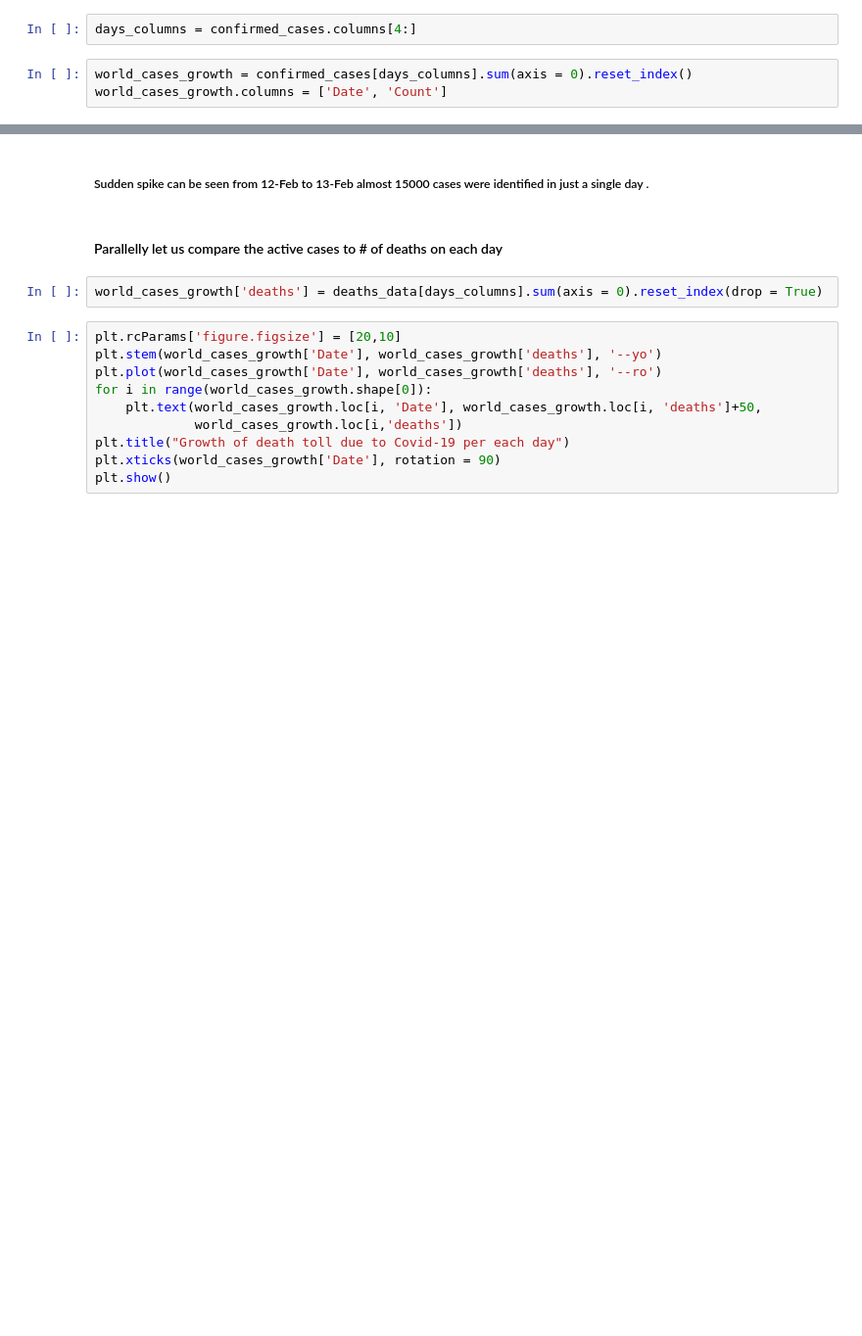
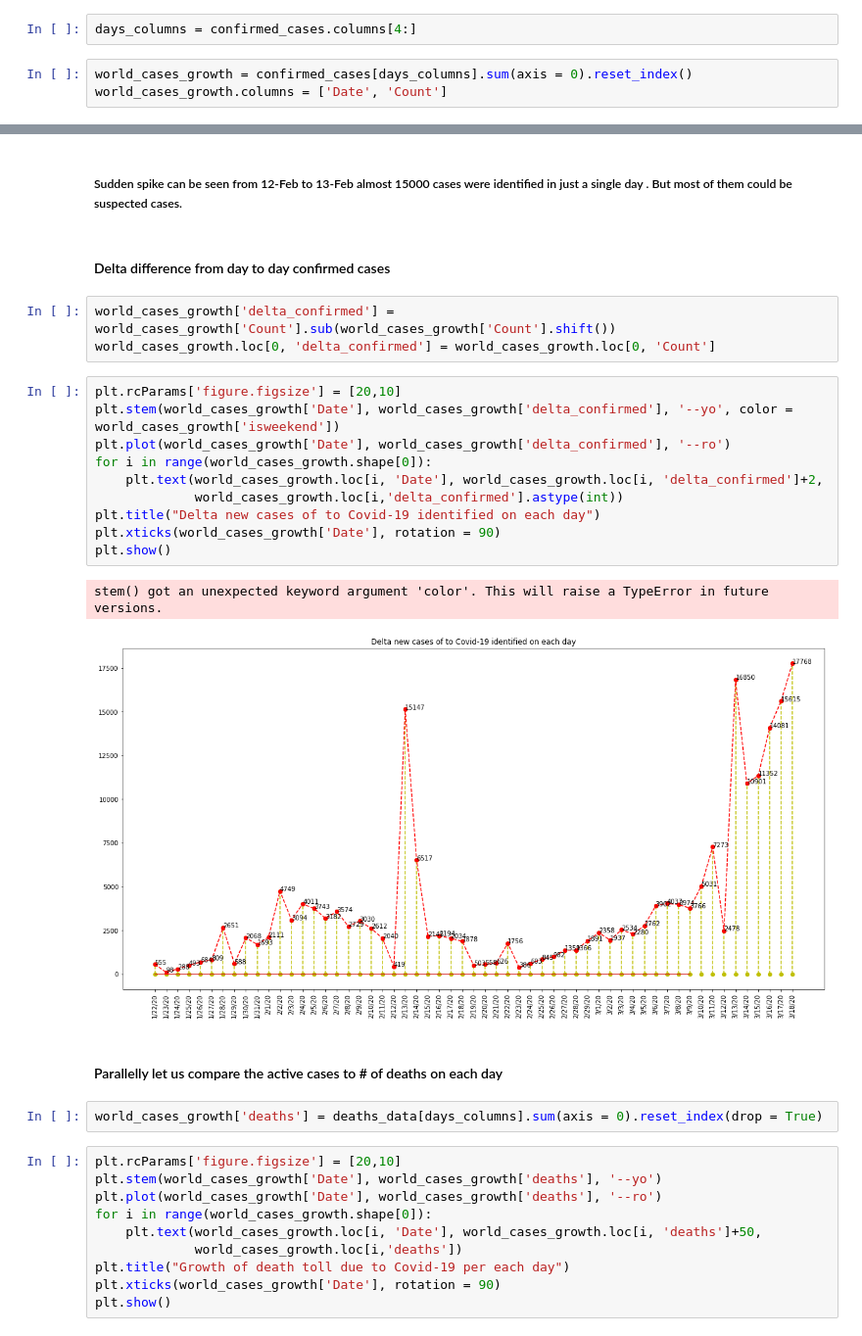
Before and after one commit to ameyyadav09/ML-Assignments, a Jupyter notebook: miscellaneous Practicing/COVID-19/notebooks/COVID-19 global data analysis.ipynb, the cells around one changed output, grey strips where cells are left out. Shown at 98% size. Cells and saved outputs as stored; diff of their text form; blank space fills up the shorter version.

```diff
--- a/miscellaneous Practicing/COVID-19/notebooks/COVID-19 global data analysis.ipynb
+++ b/miscellaneous Practicing/COVID-19/notebooks/COVID-19 global data analysis.ipynb
@@ -64,5 +70,23 @@ plt.show()
 # %% [markdown]
-##### Sudden spike can be seen from 12-Feb to 13-Feb almost 15000 cases were identified in just a single day .
+##### Sudden spike can be seen from 12-Feb to 13-Feb almost 15000 cases were identified in just a single day . But most of them could be suspected cases.
+# %% [markdown]
+#### Delta difference from day to day confirmed cases
+# %%
+world_cases_growth['delta_confirmed'] = world_cases_growth['Count'].sub(world_cases_growth['Count'].shift())
+world_cases_growth.loc[0, 'delta_confirmed'] = world_cases_growth.loc[0, 'Count']
+# %%
+plt.rcParams['figure.figsize'] = [20,10]
+plt.stem(world_cases_growth['Date'], world_cases_growth['delta_confirmed'], '--yo', color = world_cases_growth['isweekend'])
+plt.plot(world_cases_growth['Date'], world_cases_growth['delta_confirmed'], '--ro')
+for i in range(world_cases_growth.shape[0]):
+    plt.text(world_cases_growth.loc[i, 'Date'], world_cases_growth.loc[i, 'delta_confirmed']+2,
+             world_cases_growth.loc[i,'delta_confirmed'].astype(int))
+plt.title("Delta new cases of to Covid-19 identified on each day")
+plt.xticks(world_cases_growth['Date'], rotation = 90)
+plt.show()
+# %% [output]
+stem() got an unexpected keyword argument 'color'. This will raise a TypeError in future versions.
+[figure, added]
 # %% [markdown]
 #### Parallelly let us compare the active cases to # of deaths on each day
 # %%
```
Also changed, not shown: parts of 31 cells of this notebook, 1 other file.
